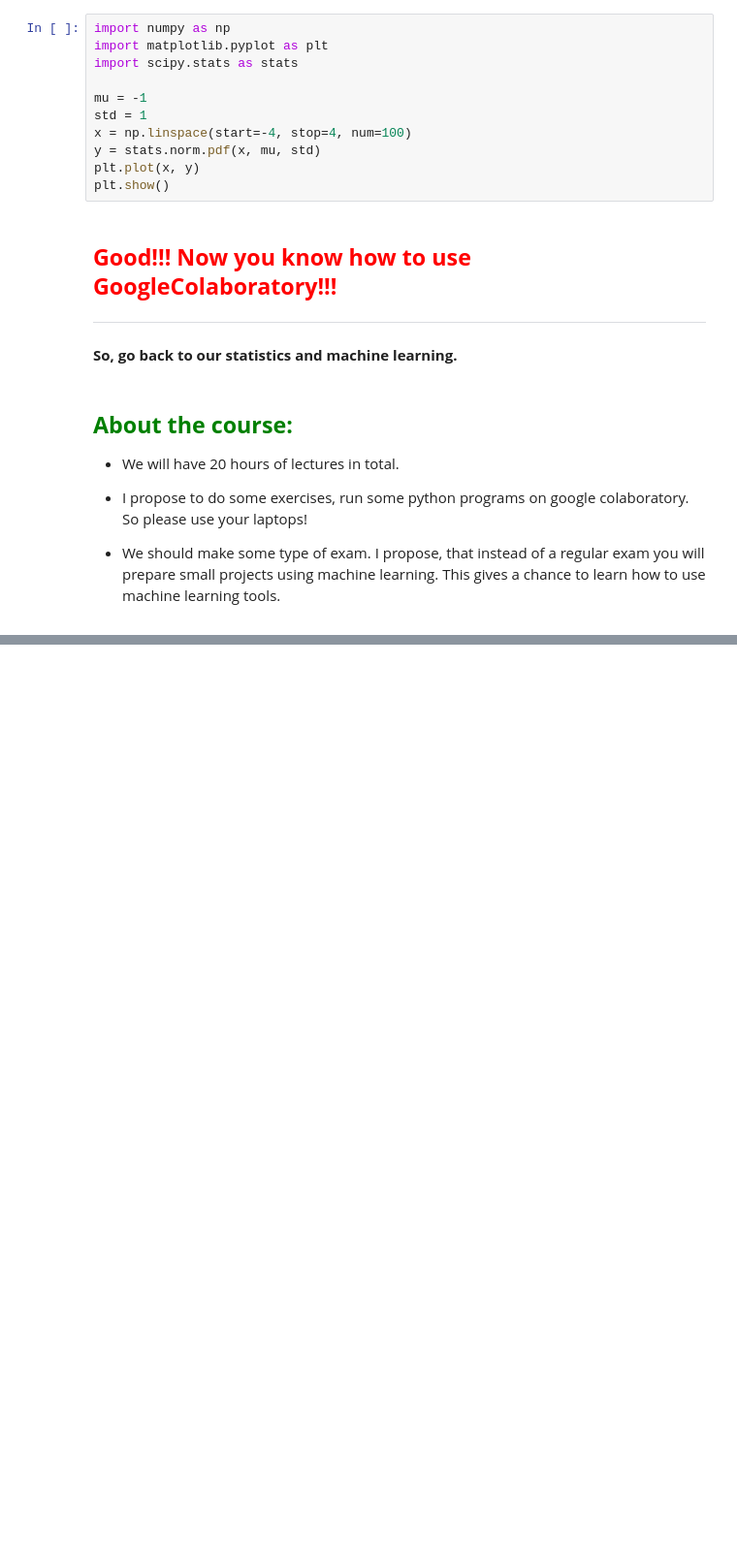
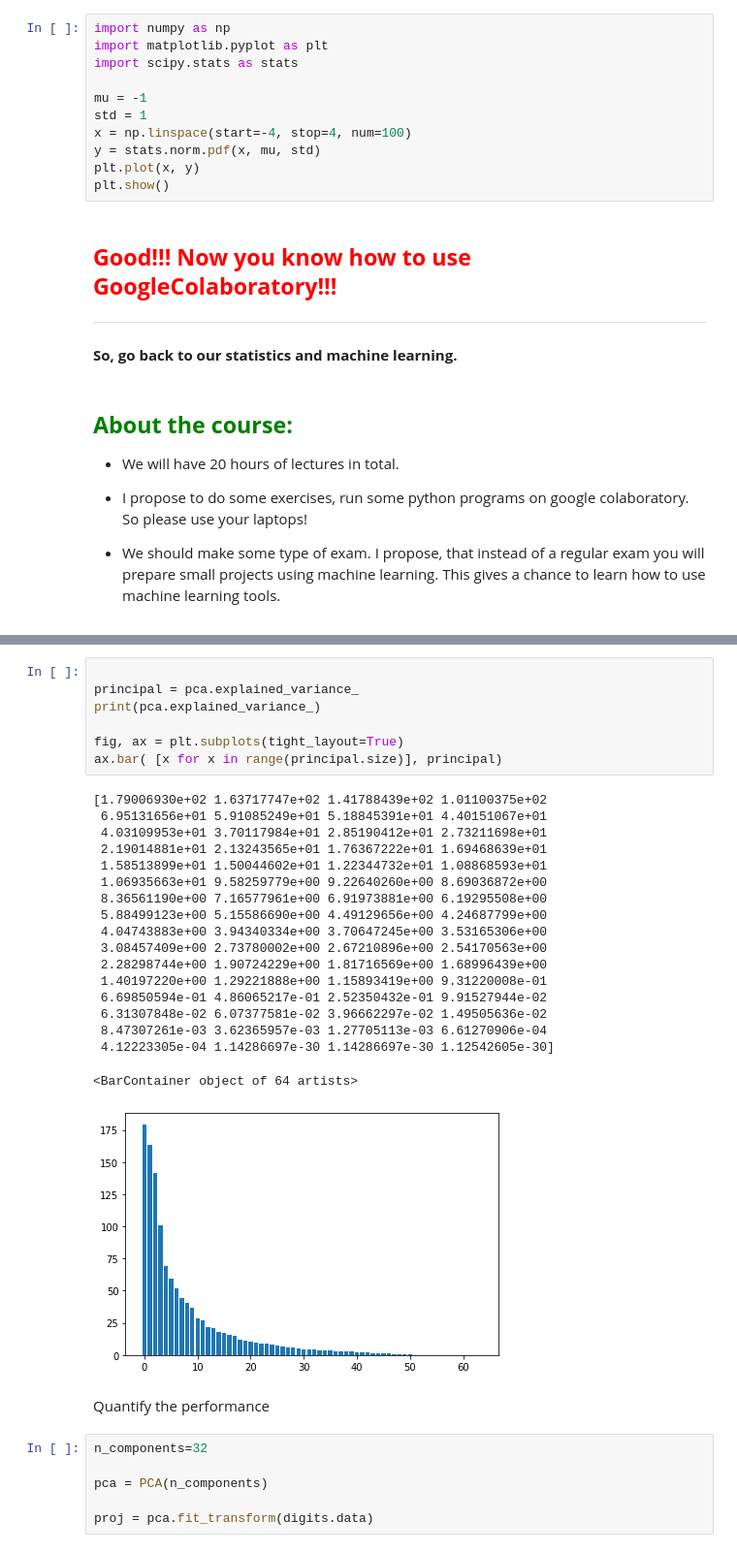
Before and after one commit to marcinwolter/Machine-learning-KISD-2022, a Jupyter notebook: lecture1_intro.ipynb, the cells around one changed output, grey strips where cells are left out. Shown: that part at 97% size. Drawn from its saved outputs; the diff is of its cells as text; blank space fills up the shorter version.

```diff
--- a/lecture1_intro.ipynb
+++ b/lecture1_intro.ipynb
@@ -361,0 +382,34 @@ For brevity of presentation, some redundant (e.g. imports of libraries) or iness
+# %%
+
+principal = pca.explained_variance_
+print(pca.explained_variance_)
+
+fig, ax = plt.subplots(tight_layout=True)
+ax.bar( [x for x in range(principal.size)], principal)
+# %% [output]
+[1.79006930e+02 1.63717747e+02 1.41788439e+02 1.01100375e+02
+ 6.95131656e+01 5.91085249e+01 5.18845391e+01 4.40151067e+01
+ 4.03109953e+01 3.70117984e+01 2.85190412e+01 2.73211698e+01
+ 2.19014881e+01 2.13243565e+01 1.76367222e+01 1.69468639e+01
+ 1.58513899e+01 1.50044602e+01 1.22344732e+01 1.08868593e+01
+ 1.06935663e+01 9.58259779e+00 9.22640260e+00 8.69036872e+00
+ 8.36561190e+00 7.16577961e+00 6.91973881e+00 6.19295508e+00
+ 5.88499123e+00 5.15586690e+00 4.49129656e+00 4.24687799e+00
+ 4.04743883e+00 3.94340334e+00 3.70647245e+00 3.53165306e+00
+ 3.08457409e+00 2.73780002e+00 2.67210896e+00 2.54170563e+00
+ 2.28298744e+00 1.90724229e+00 1.81716569e+00 1.68996439e+00
+ 1.40197220e+00 1.29221888e+00 1.15893419e+00 9.31220008e-01
+ 6.69850594e-01 4.86065217e-01 2.52350432e-01 9.91527944e-02
+ 6.31307848e-02 6.07377581e-02 3.96662297e-02 1.49505636e-02
+ 8.47307261e-03 3.62365957e-03 1.27705113e-03 6.61270906e-04
+ 4.12223305e-04 1.14286697e-30 1.14286697e-30 1.12542605e-30]
+<BarContainer object of 64 artists>
+[figure, added]
+# %% [markdown]
+Quantify the performance
+# %%
+n_components=32
+
+pca = PCA(n_components)
+
+proj = pca.fit_transform(digits.data)
```
Also changed, not shown: parts of 60 cells of this notebook.
